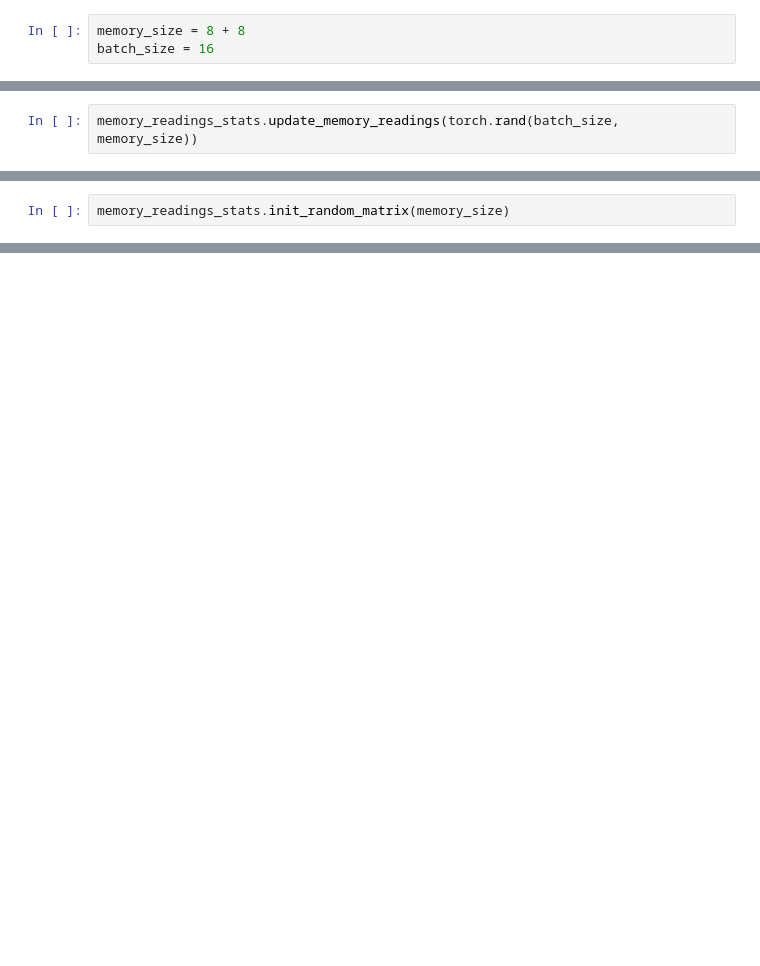
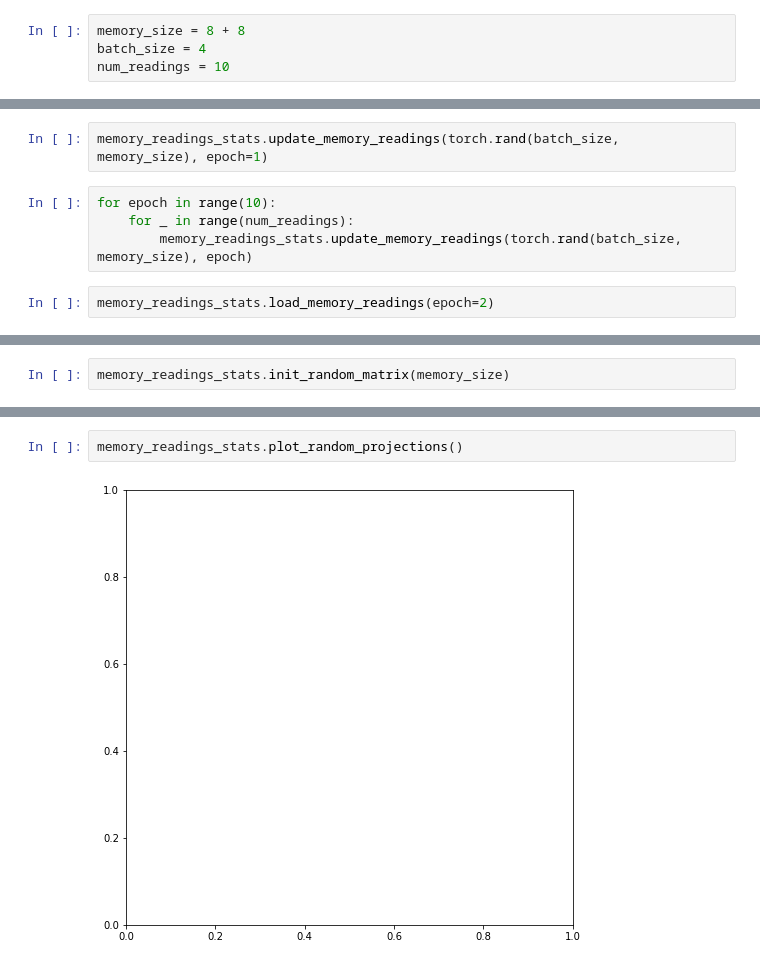
Before and after one commit to flavio2018/seq-mnist, a Jupyter notebook: notebooks/1.1_test_memory_readings_stats.ipynb, the cells around one changed output, grey strips where cells are left out. Cells and saved outputs as stored; diff of their text form; blank space fills up the shorter version.

```diff
--- a/notebooks/1.1_test_memory_readings_stats.ipynb
+++ b/notebooks/1.1_test_memory_readings_stats.ipynb
@@ -12,10 +33,17 @@ memory_readings_stats = MemoryReadingsStats(path='../data/interim/')
 # %%
 memory_size = 8 + 8
-batch_size = 16
+batch_size = 4
+num_readings = 10
 # %%
 memory_readings_stats.memory_readings
 # %%
-memory_readings_stats.update_memory_readings(torch.rand(batch_size, memory_size))
+memory_readings_stats.update_memory_readings(torch.rand(batch_size, memory_size), epoch=1)
+# %%
+for epoch in range(10):
+    for _ in range(num_readings):
+        memory_readings_stats.update_memory_readings(torch.rand(batch_size, memory_size), epoch)
+# %%
+memory_readings_stats.load_memory_readings(epoch=2)
 # %%
 memory_readings_stats.compute_readings_variance()
 # %% [output]
@@ -60,0 +109,4 @@ Readings KL divergence from uniform distribution: -0.5087770223617554
+# %%
+memory_readings_stats.plot_random_projections()
+# %% [output]
+[figure, added]
```
Also changed, not shown: parts of 12 cells of this notebook, 5 other files.
